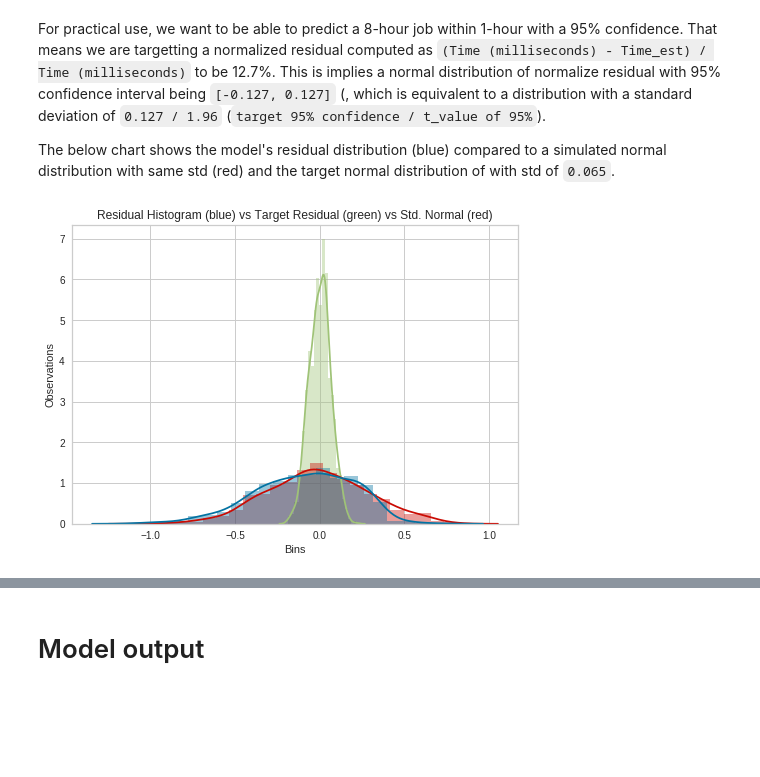
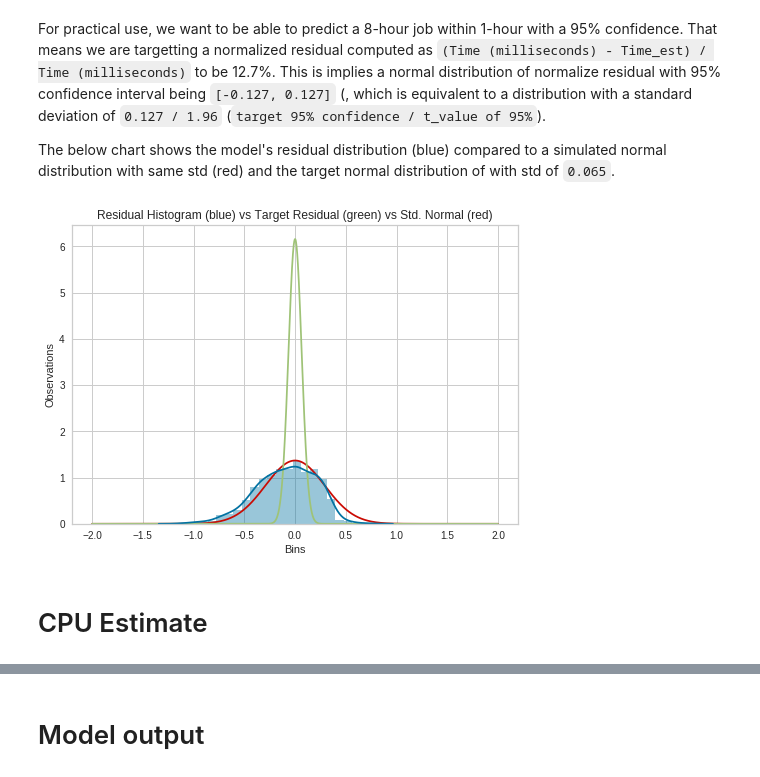
Before and after one commit to icgc-argo/align-sklearn, a Jupyter notebook: Align_time.ipynb, the cells around one changed output, grey strips where cells are left out. Cells and saved outputs as stored; diff of their text form; code cells hidden in the pictures; blank space fills up the shorter version.

```diff
--- a/Align_time.ipynb
+++ b/Align_time.ipynb
@@ -51,7 +51,7 @@ from sklearn.model_selection import train_test_split
 from yellowbrick.regressor import ResidualsPlot
 from sklearn.preprocessing import PolynomialFeatures
 from sklearn.svm import SVR
-from sklearn.linear_model import ElasticNet
+from sklearn import linear_model
 from sklearn.feature_selection import chi2
 
 poly = PolynomialFeatures(2)
@@ -62,17 +62,15 @@ def createSpcModel():
   X_train, X_test, y_train, y_test = train_test_split(X, y, test_size=0.33, random_state=0)
 
   # we use an elastic net model to regularize the extra features created by PolynomialFeatures
-  model = ElasticNet(random_state=0)
+  model = linear_model.ElasticNet(random_state=0)
+  # model = linear_model.LassoLars(alpha=0.0)
+  # model = linear_model.LinearRegression()
   model.fit(poly.fit_transform(X_train), y_train)
 
   test_features = poly.fit_transform(X_test)
   print("spcModel test R^2: ", model.score(test_features, y_test))
   print('Coefficients: ', model.coef_)
   test_predictions = model.predict(test_features)
-  # print(test_predictions)
-  # chi2_score, p_values = chi2(test_predictions.reshape(1, -1), y_test)
-  # print("spcModel chi2 test Score: ", chi2_score)
-  # print("spcModel chi2 p-p_values: ", p_values)
   return model
 
 spcModel = createSpcModel()
@@ -182,7 +184,7 @@ def TimeModel():
   y = data['Time (milliseconds)']
   X_train, X_test, y_train, y_test = train_test_split(X, y, test_size=0.33, random_state=0)
 
-  model = ElasticNet(random_state=0)
+  model = linear_model.ElasticNet(random_state=0)
   model.fit(timePoly.fit_transform(X_train), y_train)
 
   print("TimeModel test R^2: ", model.score(timePoly.fit_transform(X_test), y_test))
@@ -276,17 +278,23 @@ The below chart shows the model's residual distribution (blue) compared to a sim
 # %%
 def residualHistogram():
   dist = (data['Time (milliseconds)'] - data['Time_est']) / data['Time (milliseconds)']
 
   import seaborn as sns
   from scipy.stats import norm
-  sns.distplot(norm.rvs(0, 0.127/1.96, len(data)), color="g")
-  sns.distplot(norm.rvs(0, dist.std(), len(data)), color="r")
+  from scipy import stats
+  xx = np.arange(-2, +2, 0.001)
+  std_normal = stats.norm.pdf(xx, scale = dist.std())
+  target_normal = stats.norm.pdf(xx, scale = 0.127/1.96)
+  plt.plot(xx, std_normal, 'r')
+  plt.plot(xx, target_normal, 'g')
   sns.distplot(dist, color="b")
 
   plt.xlabel("Bins")
   plt.ylabel("Observations")
   plt.title("Residual Histogram (blue) vs Target Residual (green) vs Std. Normal (red)")
 
 residualHistogram()
 # %% [output]
-[figure, old version]
+[figure, new version]
+# %% [markdown]
+# CPU Estimate
```
Also changed, not shown: parts of 9 cells of this notebook.
